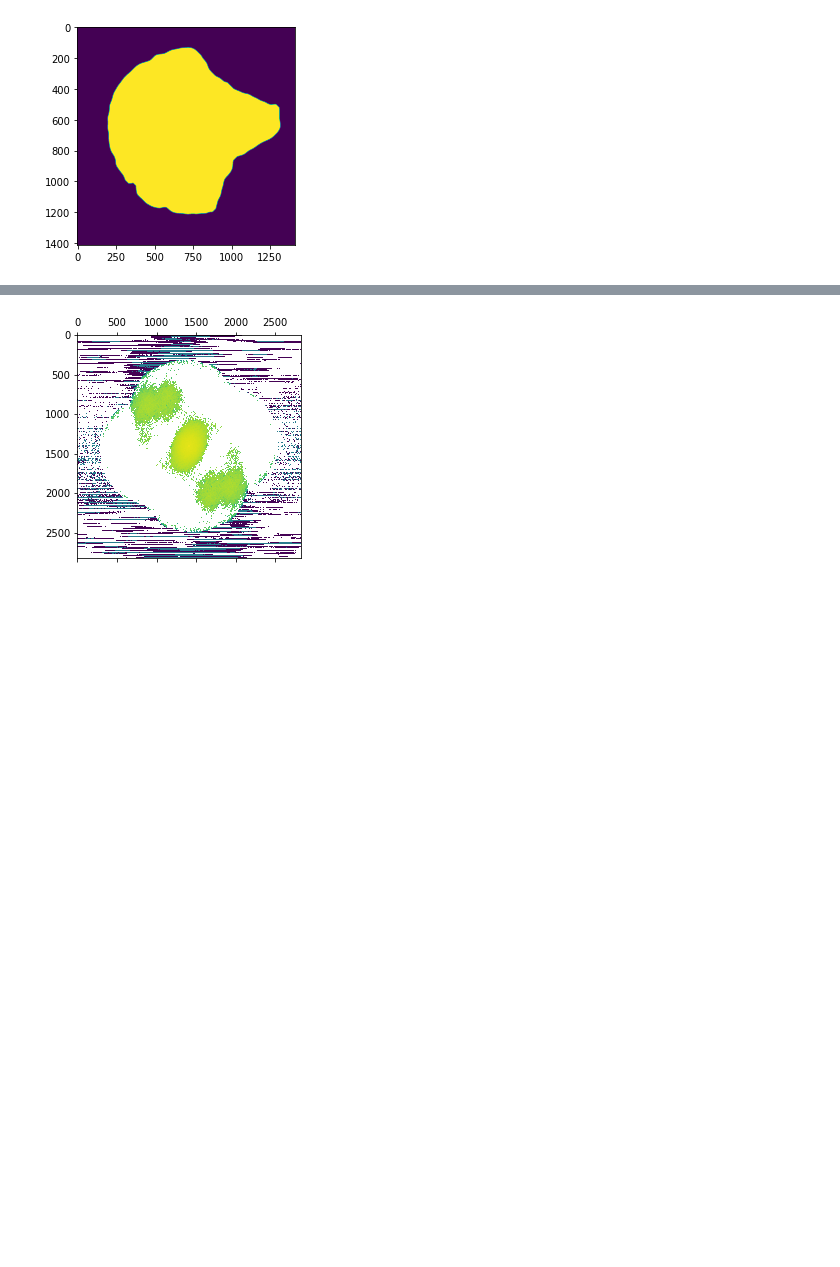
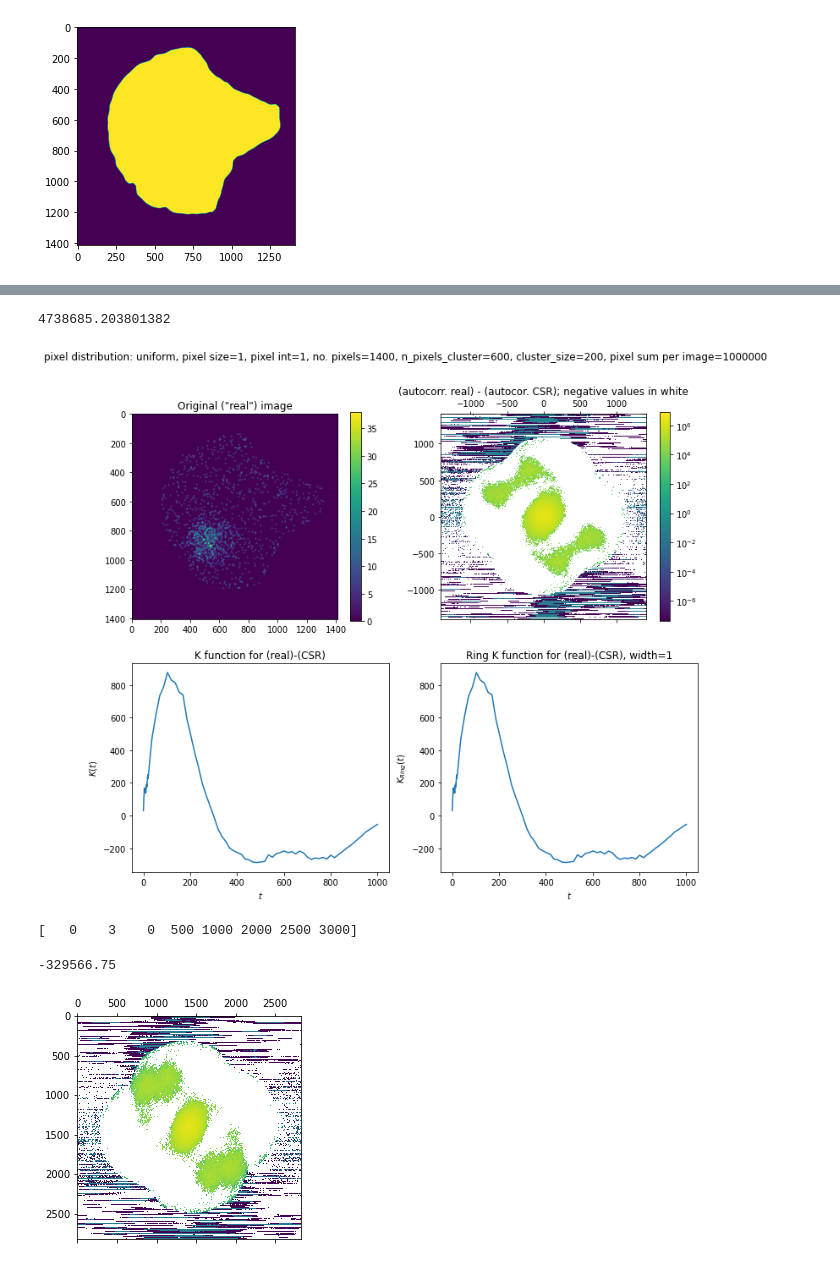
Before and after one commit to lukas-judith/spatial-point-pattern-analysis, a Jupyter notebook: toy_data_studies.ipynb, the cells around one changed output, grey strips where cells are left out. Drawn from its saved outputs; the diff is of its cells as text; code cells hidden in the pictures; blank space fills up the shorter version.

```diff
--- a/toy_data_studies.ipynb
+++ b/toy_data_studies.ipynb
@@ -222,3 +172,52 @@ Completed in 2.99 seconds
+# %%
+np.sum(K_diff)
+# %% [output]
+4738685.203801382
+# %%
+
+# works only if number odd, should be given for autocorrelation
+len_ = corr_real.shape[0]
+lim_lower = -int(len_/2)
+lim_upper = int(len_/2)
+
+fig, ax = plt.subplots(2, 2, figsize=(12, 10))
+
+ax[0][0].imshow(img_real)
+im1 = ax[0][0].imshow(img_real)
+ax[0][0].set_title("Original (\"real\") image")
+ax[0][1].set_title("(autocorr. real) - (autocor. CSR); negative values in white")
+im2 = ax[0][1].matshow((corr_real-corr_csr), norm=LogNorm(), extent=[lim_lower, lim_upper, lim_lower, lim_upper], origin='lower')
+ax[1][0].set_title("Autocorr. real image")
+
+ax[1][0].set_title("K function for (real)-(CSR)")
+ax[1][0].plot(range_of_t, K_diff)
+ax[1][0].set_xlabel("$t$")
+ax[1][0].set_ylabel("$K(t)$")
+
+ax[1][1].set_title(f"Ring K function for (real)-(CSR), width={width}")
+ax[1][1].plot(range_of_t, K_diff)
+ax[1][1].set_xlabel("$t$")
+ax[1][1].set_ylabel("$K_{Ring}(t)$")
+
+plt.colorbar(im1, ax=ax[0, 0])
+plt.colorbar(im2, ax=ax[0, 1])
+
+fig.suptitle(title)
+plt.show()
+# %% [output]
+[figure, added]
+# %%
+wrong = ax[1][0].get_yticks()
+
+ax[1][0].set_yticks([0, 3, 0, 500, 1000, 2000, 2500, 3000])
+
+print(ax[1][0].get_yticks())
+# %% [output]
+[   0    3    0  500 1000 2000 2500 3000]
+# %%
+np.min(corr_real-corr_csr)
+# %% [output]
+-329566.75
 # %%
 from pylab import figure, cm
 from matplotlib.colors import LogNorm
```
Also changed, not shown: parts of 5 cells of this notebook, 3 other files.
